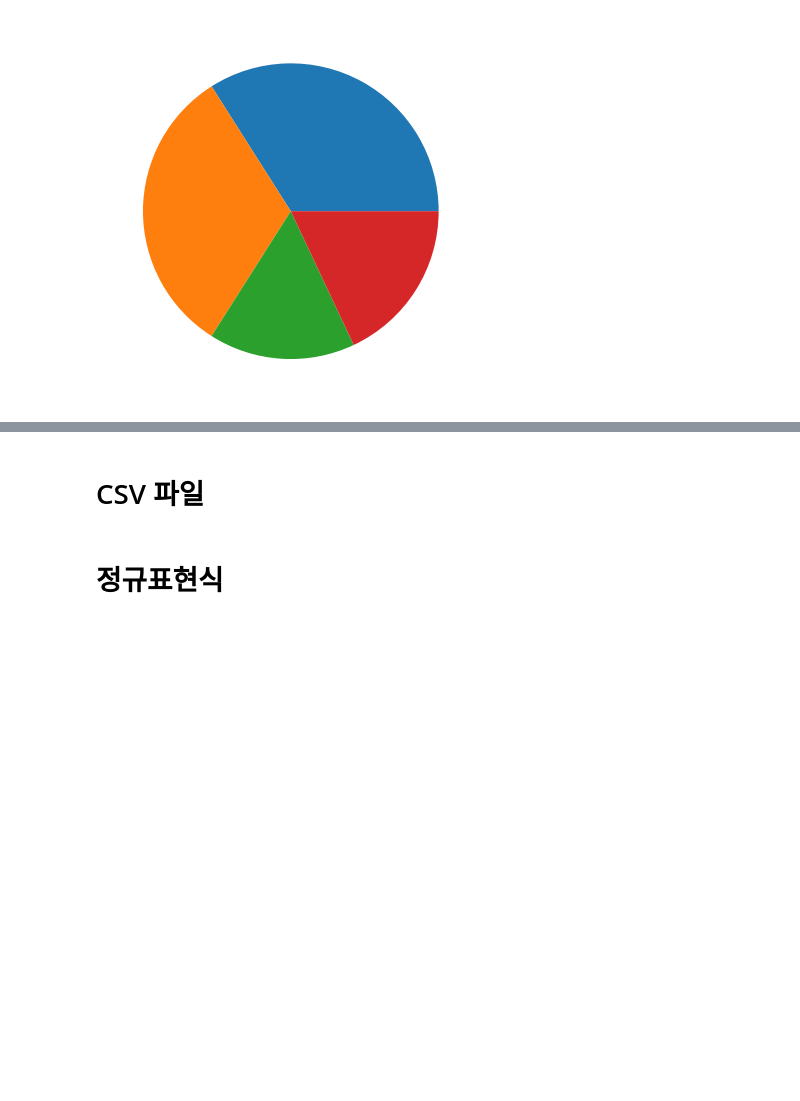
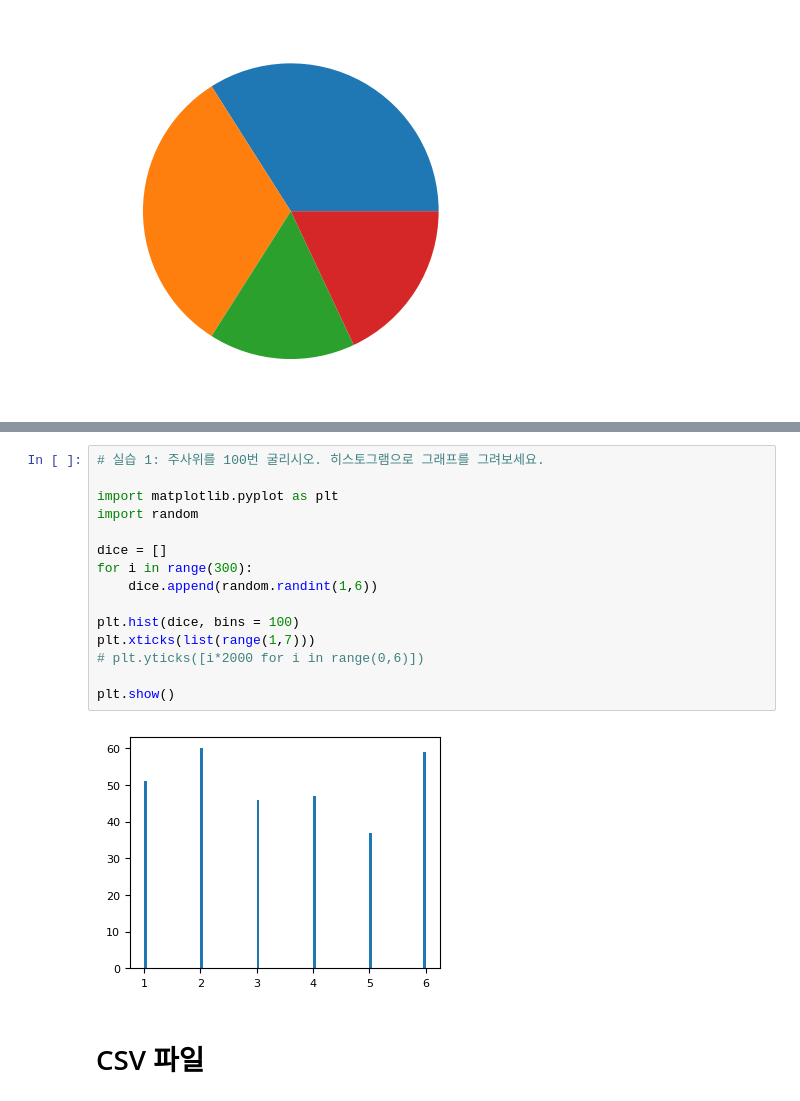
Before and after one commit to JSeoYoung/DA_School_1, a Jupyter notebook: Python_0510.ipynb, the cells around one changed output, grey strips where cells are left out. Cells and saved outputs as stored; diff of their text form; blank space fills up the shorter version.

```diff
--- a/Python_0510.ipynb
+++ b/Python_0510.ipynb
@@ -462,4 +480,19 @@ plt.show()
+# %%
+# 실습 1: 주사위를 100번 굴리시오. 히스토그램으로 그래프를 그려보세요.
+
+import matplotlib.pyplot as plt
+import random
+
+dice = []
+for i in range(300):
+    dice.append(random.randint(1,6))
+
+plt.hist(dice, bins = 100)
+plt.xticks(list(range(1,7)))
+# plt.yticks([i*2000 for i in range(0,6)])
+
+plt.show()
+# %% [output]
+[figure, added]
 # %% [markdown]
 # CSV 파일
-# %% [markdown]
-# 정규표현식
```
Also changed, not shown: parts of 18 cells of this notebook.
